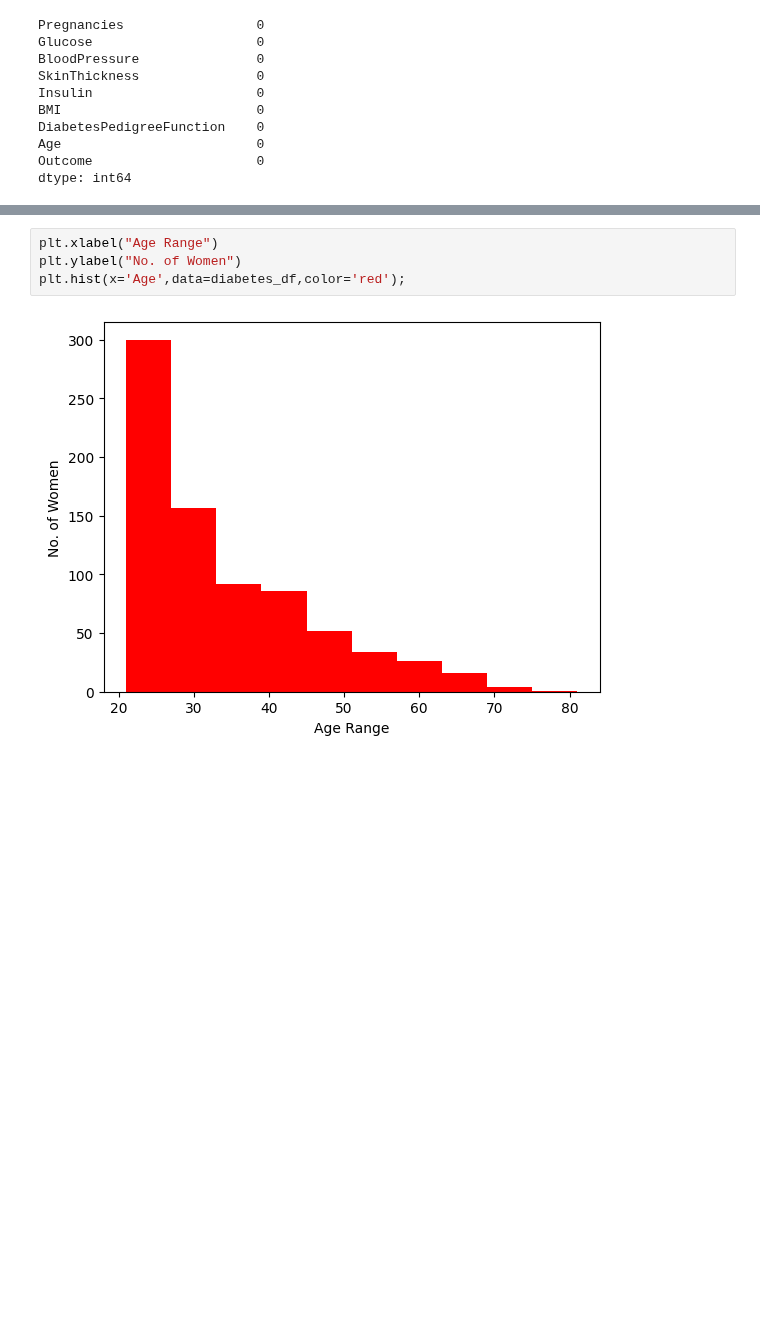
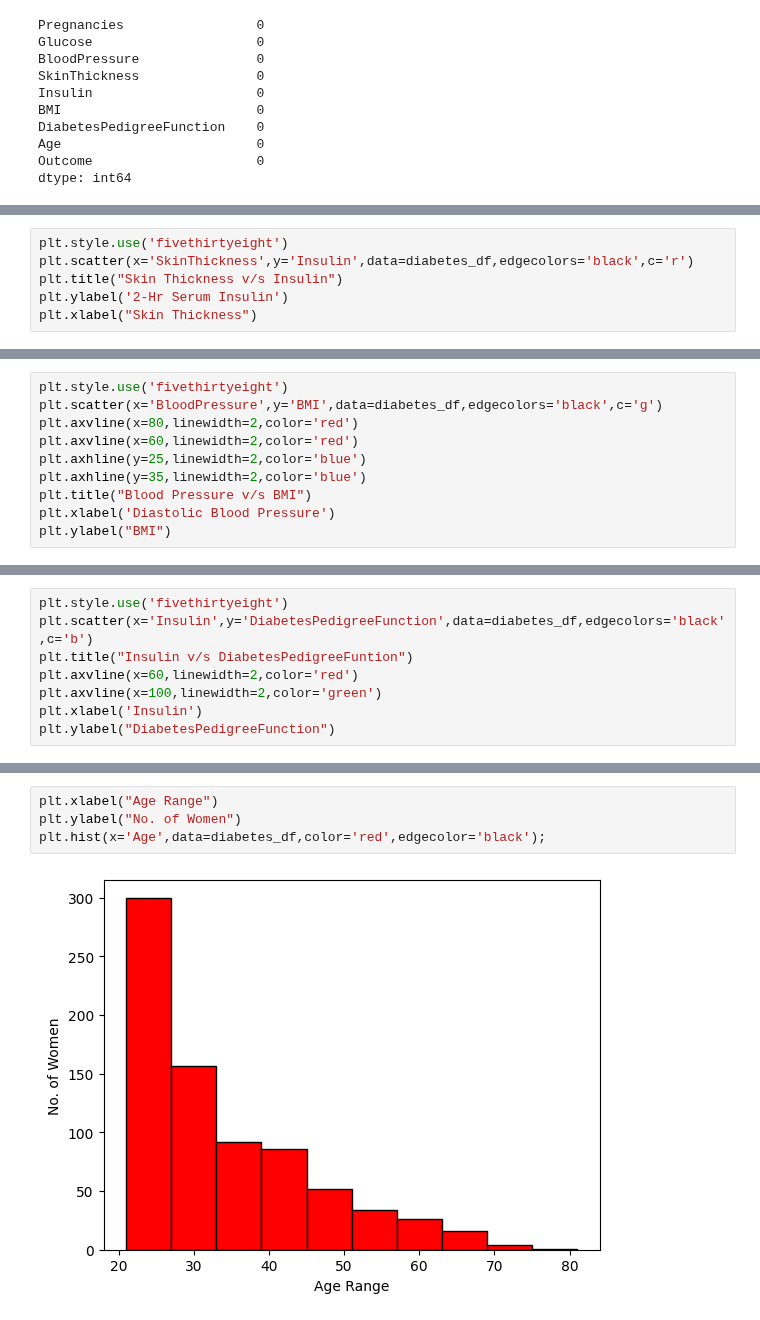
Before and after one commit to SianRods/Data-Science-ML, a Jupyter notebook: Diabetes_Data_Set/notebooks/d1.ipynb, the cells around one changed output, grey strips where cells are left out. Drawn from its saved outputs; the diff is of its cells as text; blank space fills up the shorter version.

```diff
--- a/Diabetes_Data_Set/notebooks/d1.ipynb
+++ b/Diabetes_Data_Set/notebooks/d1.ipynb
@@ -69,0 +68,6 @@ sns.scatterplot(x='SkinThickness',y='Insulin',data=diabetes_df)
+# %%
+plt.style.use('fivethirtyeight')
+plt.scatter(x='SkinThickness',y='Insulin',data=diabetes_df,edgecolors='black',c='r')
+plt.title("Skin Thickness v/s Insulin")
+plt.ylabel('2-Hr Serum Insulin')
+plt.xlabel("Skin Thickness")
@@ -69,0 +77,10 @@ sns.scatterplot(x='SkinThickness',y='Insulin',data=diabetes_df)
+# %%
+plt.style.use('fivethirtyeight')
+plt.scatter(x='BloodPressure',y='BMI',data=diabetes_df,edgecolors='black',c='g')
+plt.axvline(x=80,linewidth=2,color='red')
+plt.axvline(x=60,linewidth=2,color='red')
+plt.axhline(y=25,linewidth=2,color='blue')
+plt.axhline(y=35,linewidth=2,color='blue')
+plt.title("Blood Pressure v/s BMI")
+plt.xlabel('Diastolic Blood Pressure')
+plt.ylabel("BMI")
@@ -69,0 +94,8 @@ sns.scatterplot(x='SkinThickness',y='Insulin',data=diabetes_df)
+# %%
+plt.style.use('fivethirtyeight')
+plt.scatter(x='Insulin',y='DiabetesPedigreeFunction',data=diabetes_df,edgecolors='black',c='b')
+plt.title("Insulin v/s DiabetesPedigreeFuntion")
+plt.axvline(x=60,linewidth=2,color='red')
+plt.axvline(x=100,linewidth=2,color='green')
+plt.xlabel('Insulin')
+plt.ylabel("DiabetesPedigreeFunction")
@@ -70,6 +105,6 @@ sns.scatterplot(x='SkinThickness',y='Insulin',data=diabetes_df)
 # %%
 plt.xlabel("Age Range")
 plt.ylabel("No. of Women")
-plt.hist(x='Age',data=diabetes_df,color='red');
+plt.hist(x='Age',data=diabetes_df,color='red',edgecolor='black');
 # %% [output]
-[figure, old version]
+[figure, new version]
```
Also changed, not shown: parts of 19 cells of this notebook, 1 other file.
